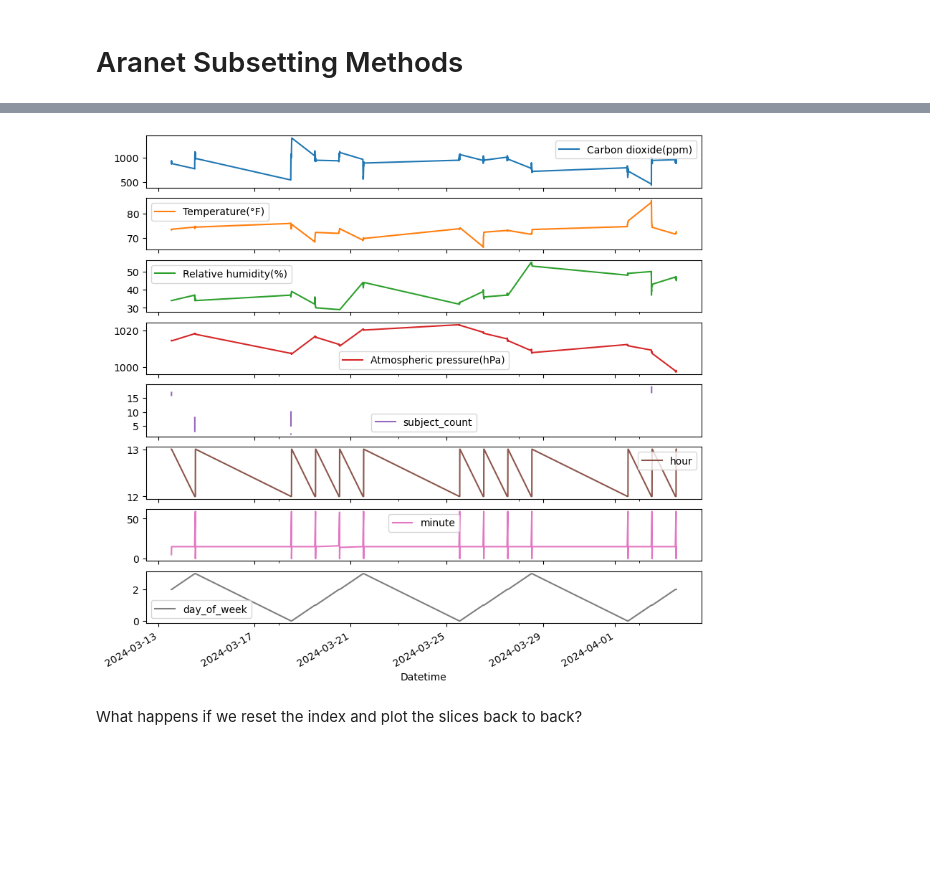
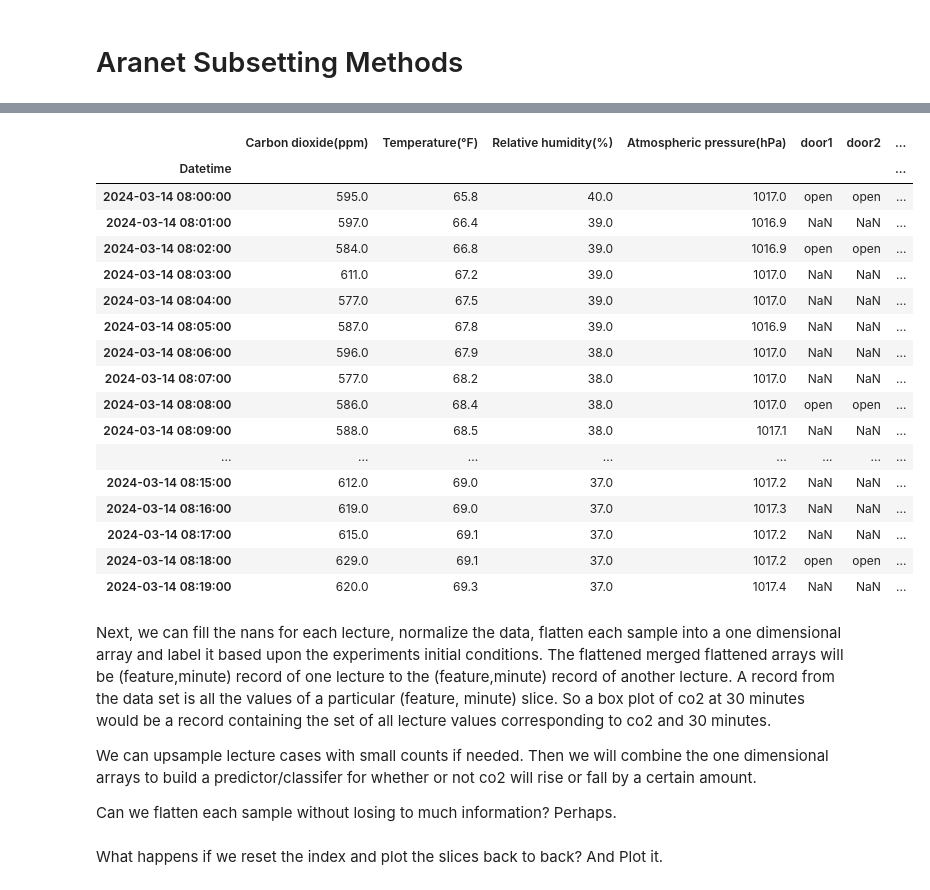
Before and after one commit to coreyddsc/aranet4-project, a Jupyter notebook: coreyd.dsc_temporary/aranet_ts_manipulations.ipynb, the cells around one changed output, grey strips where cells are left out. Saved outputs shown, nothing was run; the diff lists cells and outputs as text; code cells hidden in the pictures; blank space fills up the shorter version.

```diff
--- a/coreyd.dsc_temporary/aranet_ts_manipulations.ipynb
+++ b/coreyd.dsc_temporary/aranet_ts_manipulations.ipynb
@@ -391,7 +403,30 @@ song_lec_df.head(10)
-# %%
-song_lec_df.plot(subplots=True, figsize=(10, 10))
-plt.show()
-# %% [output]
-[figure, removed]
+# %%
+filtered_lec_df.head(20)
+# %% [output]
+|  | Carbon dioxide(ppm) | Temperature(°F) | Relative humidity(%) | Atmospheric pressure(hPa) | door1 | door2 | ... |
+| Datetime |  |  |  |  |  |  | ... |
+| 2024-03-14 08:00:00 | 595.0 | 65.8 | 40.0 | 1017.0 | open | open | ... |
+| 2024-03-14 08:01:00 | 597.0 | 66.4 | 39.0 | 1016.9 | NaN | NaN | ... |
+| 2024-03-14 08:02:00 | 584.0 | 66.8 | 39.0 | 1016.9 | open | open | ... |
+| 2024-03-14 08:03:00 | 611.0 | 67.2 | 39.0 | 1017.0 | NaN | NaN | ... |
+| 2024-03-14 08:04:00 | 577.0 | 67.5 | 39.0 | 1017.0 | NaN | NaN | ... |
+| 2024-03-14 08:05:00 | 587.0 | 67.8 | 39.0 | 1016.9 | NaN | NaN | ... |
+| 2024-03-14 08:06:00 | 596.0 | 67.9 | 38.0 | 1017.0 | NaN | NaN | ... |
+| 2024-03-14 08:07:00 | 577.0 | 68.2 | 38.0 | 1017.0 | NaN | NaN | ... |
+| 2024-03-14 08:08:00 | 586.0 | 68.4 | 38.0 | 1017.0 | open | open | ... |
+| 2024-03-14 08:09:00 | 588.0 | 68.5 | 38.0 | 1017.1 | NaN | NaN | ... |
+| ... | ... | ... | ... | ... | ... | ... | ... |
+| 2024-03-14 08:15:00 | 612.0 | 69.0 | 37.0 | 1017.2 | NaN | NaN | ... |
+| 2024-03-14 08:16:00 | 619.0 | 69.0 | 37.0 | 1017.3 | NaN | NaN | ... |
+| 2024-03-14 08:17:00 | 615.0 | 69.1 | 37.0 | 1017.2 | NaN | NaN | ... |
+| 2024-03-14 08:18:00 | 629.0 | 69.1 | 37.0 | 1017.2 | open | open | ... |
+| 2024-03-14 08:19:00 | 620.0 | 69.3 | 37.0 | 1017.4 | NaN | NaN | ... |
+# %% [markdown]
+Next, we can fill the nans for each lecture, normalize the data, flatten each sample into a one dimensional array and label it based upon the experiments initial conditions. The flattened merged flattened arrays will be (feature,minute) record of one lecture to the (feature,minute) record of another lecture. A record from the data set is all the values of a particular (feature, minute) slice. So a box plot of co2 at 30 minutes would be a record containing the set of all lecture values corresponding to co2 and 30 minutes.
+
+
+We can upsample lecture cases with small counts if needed. Then we will combine the one dimensional arrays to build a predictor/classifer for whether or not co2 will rise or fall by a certain amount.
+
+Can we flatten each sample without losing to much information? Perhaps.
 # %% [markdown]
-What happens if we reset the index and plot the slices back to back?
+What happens if we reset the index and plot the slices back to back? And Plot it.
```
Also changed, not shown: parts of 27 cells of this notebook, 1 other file.
